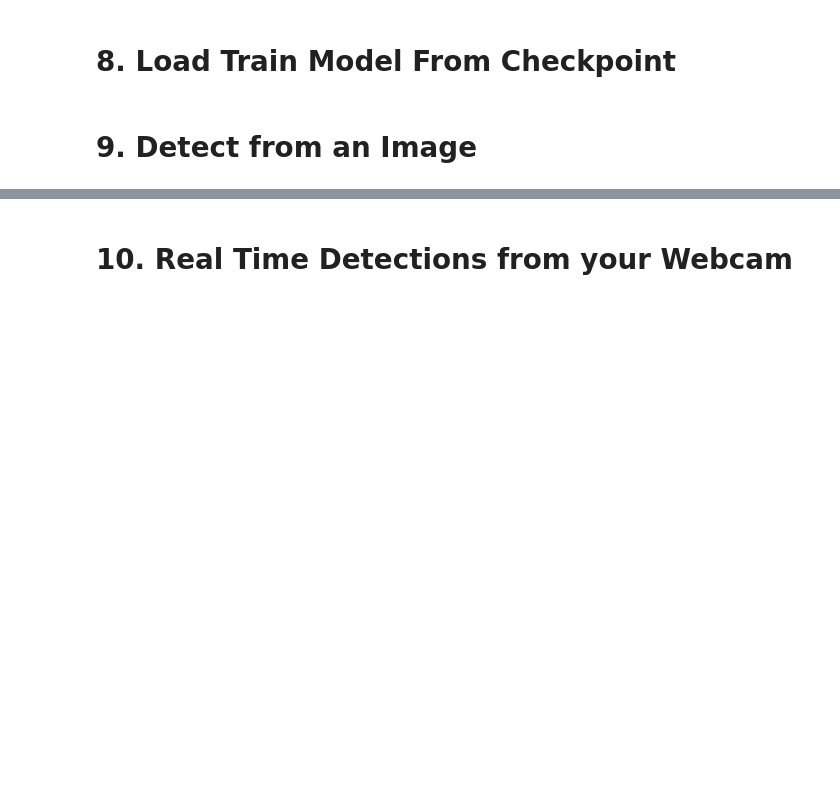
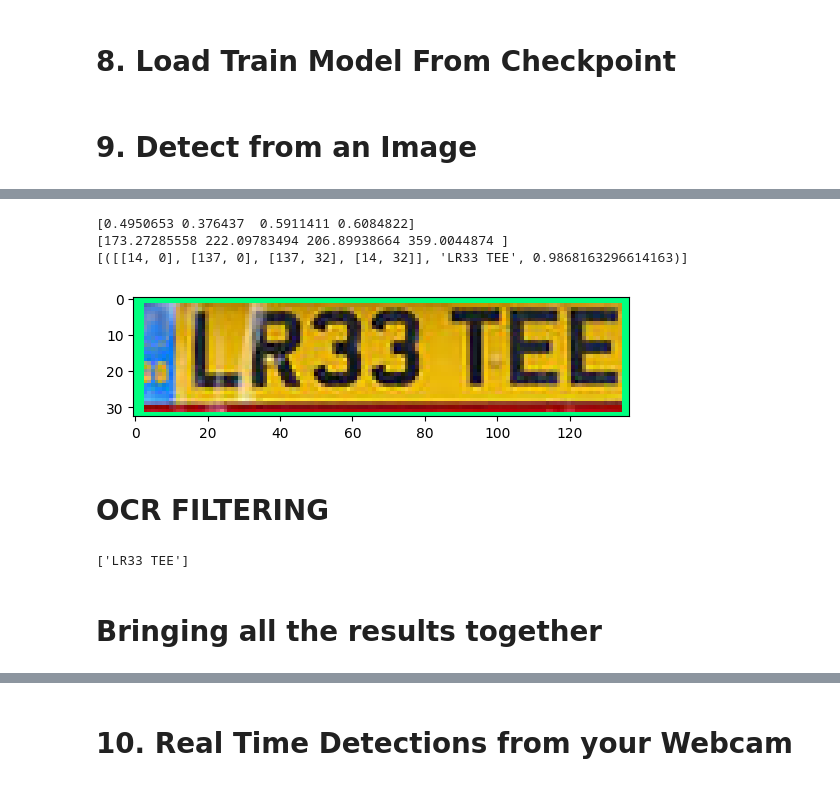
Before and after one commit to JaiSehgal007/Automatic-Number-Plate-Recognition, a Jupyter notebook: 2. Training and Detection.ipynb, the cells around one changed output, grey strips where cells are left out. Cells and saved outputs as stored; diff of their text form; code cells hidden in the pictures; blank space fills up the shorter version.

```diff
--- a/2. Training and Detection.ipynb
+++ b/2. Training and Detection.ipynb
@@ -426,0 +253,27 @@ plt.show()
+# %%
+detection_threshold=0.7
+# %%
+image=image_np_with_detections
+scores=list(filter(lambda x:x>detection_threshold,detections['detection_scores']))
+boxes=detections['detection_boxes'][:len(scores)]
+classes=detections['detection_classes'][:len(scores)]
+# %%
+width=image.shape[1]
+height=image.shape[0]
+# %%
+# selecting the region of interest and then applying OCR
+for idx,box in enumerate(boxes):
+    print(box)
+    roi=box*[height,width,height,width]
+    print(roi)
+    region=image[int(roi[0]):int(roi[2]),int(roi[1]):int(roi[3])]
+    reader = easyocr.Reader(['en'])
+    ocr_result=reader.readtext(region)
+    print(ocr_result)
+    # plt.imshow(region)  this is the image with BGR colour format
+    plt.imshow(cv2.cvtColor(region,cv2.COLOR_BGR2RGB))
+# %% [output]
+[0.4950653 0.376437  0.5911411 0.6084822]
+[173.27285558 222.09783494 206.89938664 359.0044874 ]
+[([[14, 0], [137, 0], [137, 32], [14, 32]], 'LR33 TEE', 0.9868163296614163)]
+[figure, added]
@@ -426,0 +290,2 @@ plt.show()
+# %% [markdown]
+# OCR FILTERING
@@ -426,0 +308,6 @@ plt.show()
+# %%
+filter_text(region,ocr_result,region_threshold)
+# %% [output]
+['LR33 TEE']
+# %% [markdown]
+# Bringing all the results together
```
Also changed, not shown: parts of 51 cells of this notebook, 5 other files.
